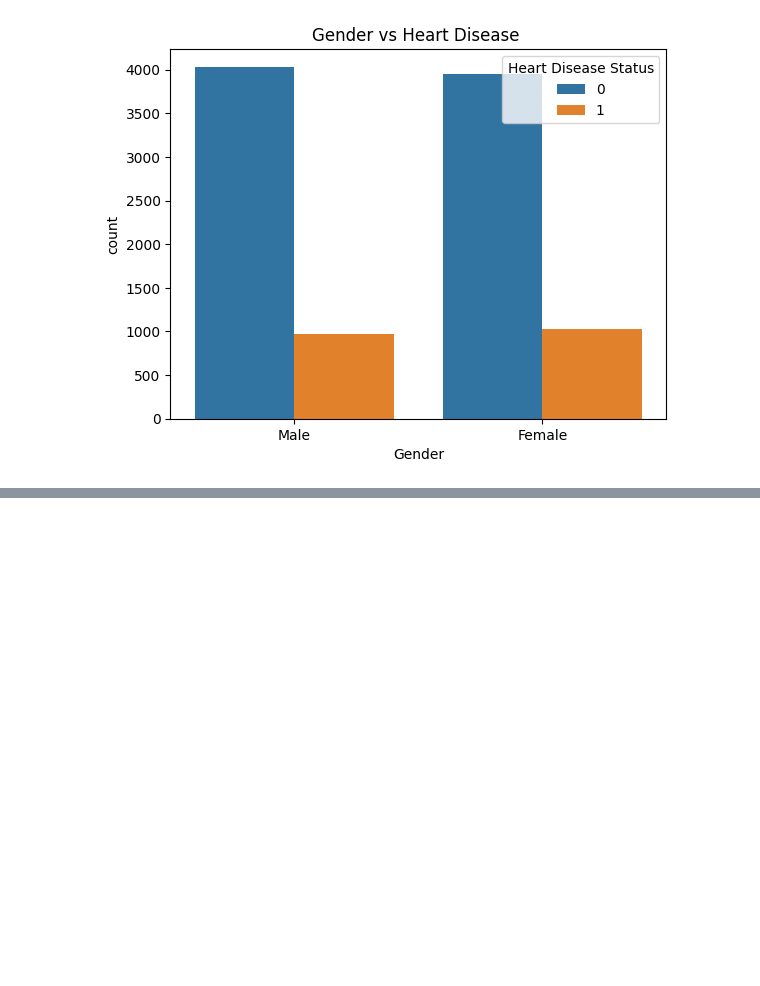
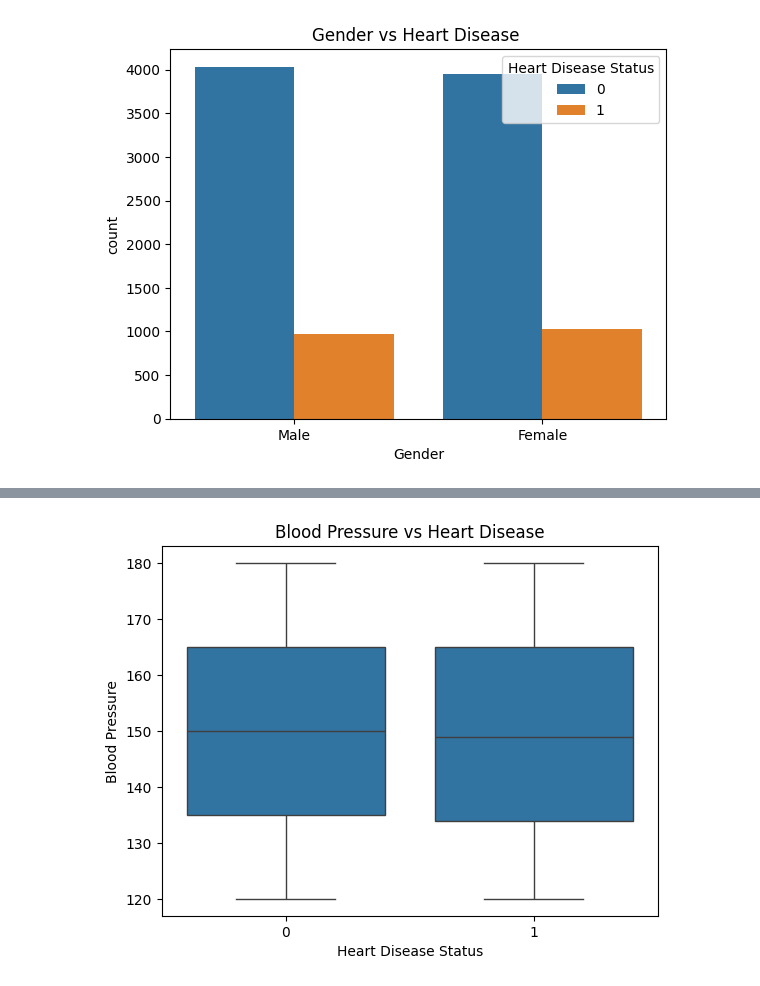
Before and after one commit to chighislian/heart_disease_predict, a Jupyter notebook: heart_disease_prediction.ipynb, the cells around one changed output, grey strips where cells are left out. Drawn from its saved outputs; the diff is of its cells as text; code cells hidden in the pictures; blank space fills up the shorter version.

```diff
--- a/heart_disease_prediction.ipynb
+++ b/heart_disease_prediction.ipynb
@@ -159,0 +174,7 @@ plt.show()
+# %%
+# Boxplot Blood Pressure vs Target
+sns.boxplot(x='Heart Disease Status', y='Blood Pressure', data=heart_data )
+plt.title("Blood Pressure vs Heart Disease")
+plt.show()
+# %% [output]
+[figure, added]
```
Also changed, not shown: parts of 7 cells of this notebook, 1 other file.
